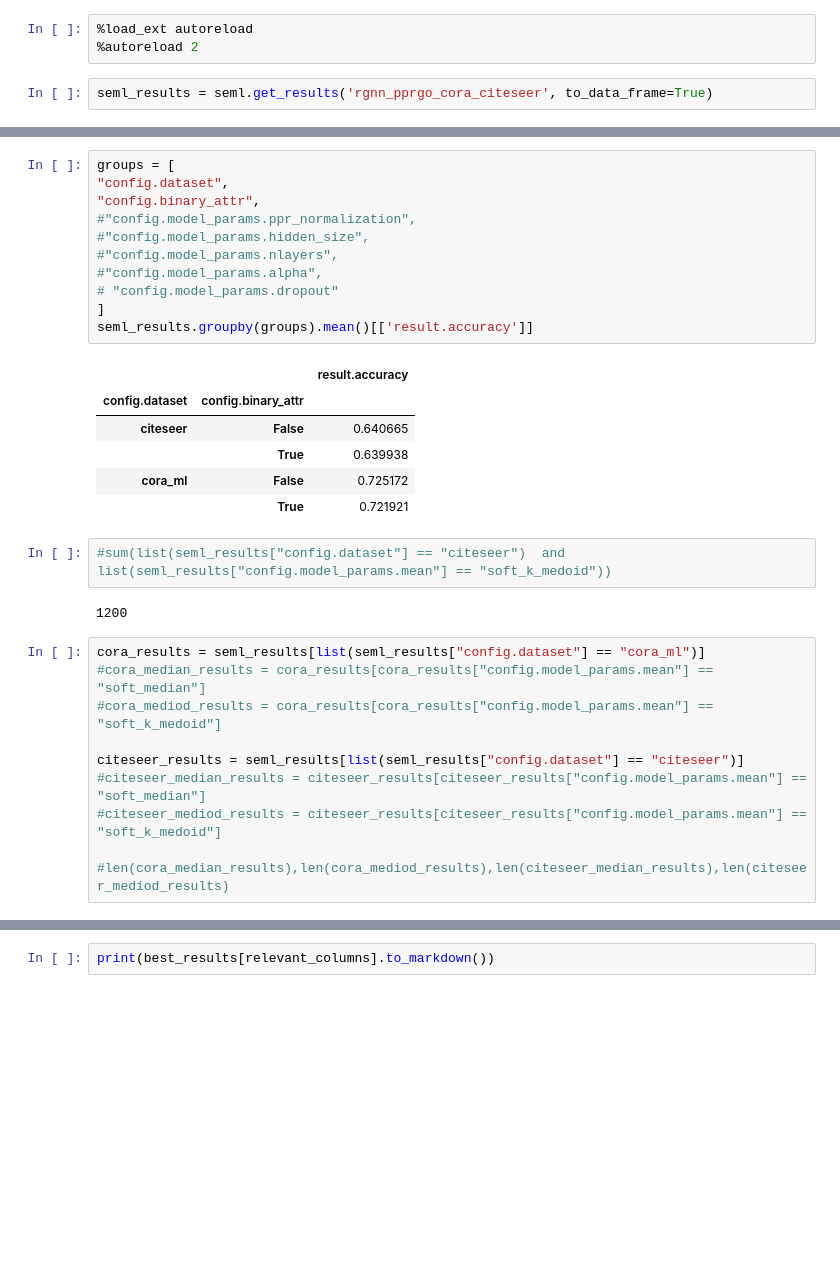
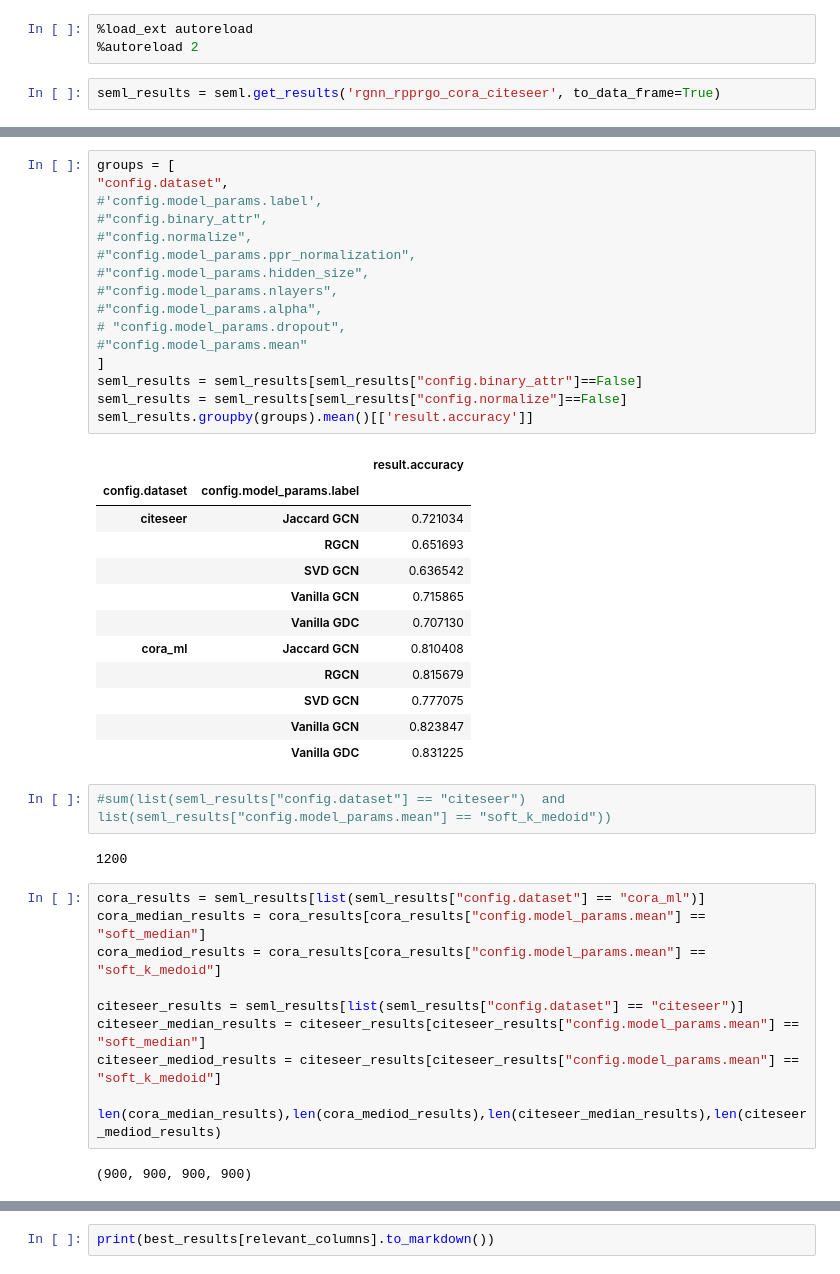
Before and after one commit to sigeisler/robustness_of_gnns_at_scale, a Jupyter notebook: evalute_seml_exp.ipynb, the cells around one changed output, grey strips where cells are left out. Cells and saved outputs as stored; diff of their text form; blank space fills up the shorter version.

```diff
--- a/evalute_seml_exp.ipynb
+++ b/evalute_seml_exp.ipynb
@@ -10,7 +10,7 @@ pd.set_option('display.max_rows', 120)
 %load_ext autoreload
 %autoreload 2
 # %%
-seml_results = seml.get_results('rgnn_pprgo_cora_citeseer', to_data_frame=True)
+seml_results = seml.get_results('rgnn_rpprgo_cora_citeseer', to_data_frame=True)
 # %%
 len(seml_results)
 # %% [output]
@@ -81,35 +84,48 @@ seml_results[relevant_columns]
 # %%
 groups = [
 "config.dataset",
-"config.binary_attr",
+#'config.model_params.label',
+#"config.binary_attr",
+#"config.normalize",
 #"config.model_params.ppr_normalization",
 #"config.model_params.hidden_size",
 #"config.model_params.nlayers",
 #"config.model_params.alpha",
-# "config.model_params.dropout"
+# "config.model_params.dropout",
+#"config.model_params.mean"
 ]
+seml_results = seml_results[seml_results["config.binary_attr"]==False]
+seml_results = seml_results[seml_results["config.normalize"]==False]
 seml_results.groupby(groups).mean()[['result.accuracy']]
 # %% [output]
 |  |  | result.accuracy |
-| config.dataset | config.binary_attr |  |
-| citeseer | False | 0.640665 |
-|  | True | 0.639938 |
-| cora_ml | False | 0.725172 |
-|  | True | 0.721921 |
+| config.dataset | config.model_params.label |  |
+| citeseer | Jaccard GCN | 0.721034 |
+|  | RGCN | 0.651693 |
+|  | SVD GCN | 0.636542 |
+|  | Vanilla GCN | 0.715865 |
+|  | Vanilla GDC | 0.707130 |
+| cora_ml | Jaccard GCN | 0.810408 |
+|  | RGCN | 0.815679 |
+|  | SVD GCN | 0.777075 |
+|  | Vanilla GCN | 0.823847 |
+|  | Vanilla GDC | 0.831225 |
 # %%
 #sum(list(seml_results["config.dataset"] == "citeseer")  and list(seml_results["config.model_params.mean"] == "soft_k_medoid"))
 # %% [output]
 1200
 # %%
 cora_results = seml_results[list(seml_results["config.dataset"] == "cora_ml")]
-#cora_median_results = cora_results[cora_results["config.model_params.mean"] == "soft_median"]
-#cora_mediod_results = cora_results[cora_results["config.model_params.mean"] == "soft_k_medoid"]
+cora_median_results = cora_results[cora_results["config.model_params.mean"] == "soft_median"]
+cora_mediod_results = cora_results[cora_results["config.model_params.mean"] == "soft_k_medoid"]
 
 citeseer_results = seml_results[list(seml_results["config.dataset"] == "citeseer")]
-#citeseer_median_results = citeseer_results[citeseer_results["config.model_params.mean"] == "soft_median"]
-#citeseer_mediod_results = citeseer_results[citeseer_results["config.model_params.mean"] == "soft_k_medoid"]
+citeseer_median_results = citeseer_results[citeseer_results["config.model_params.mean"] == "soft_median"]
+citeseer_mediod_results = citeseer_results[citeseer_results["config.model_params.mean"] == "soft_k_medoid"]
 
-#len(cora_median_results),len(cora_mediod_results),len(citeseer_median_results),len(citeseer_mediod_results)
+len(cora_median_results),len(cora_mediod_results),len(citeseer_median_results),len(citeseer_mediod_results)
+# %% [output]
+(900, 900, 900, 900)
 # %%
 metric = "result.accuracy"
 best_results = cora_results[cora_results[metric] == cora_results[metric].max()]
```
Also changed, not shown: parts of 10 cells of this notebook, 3 other files.
